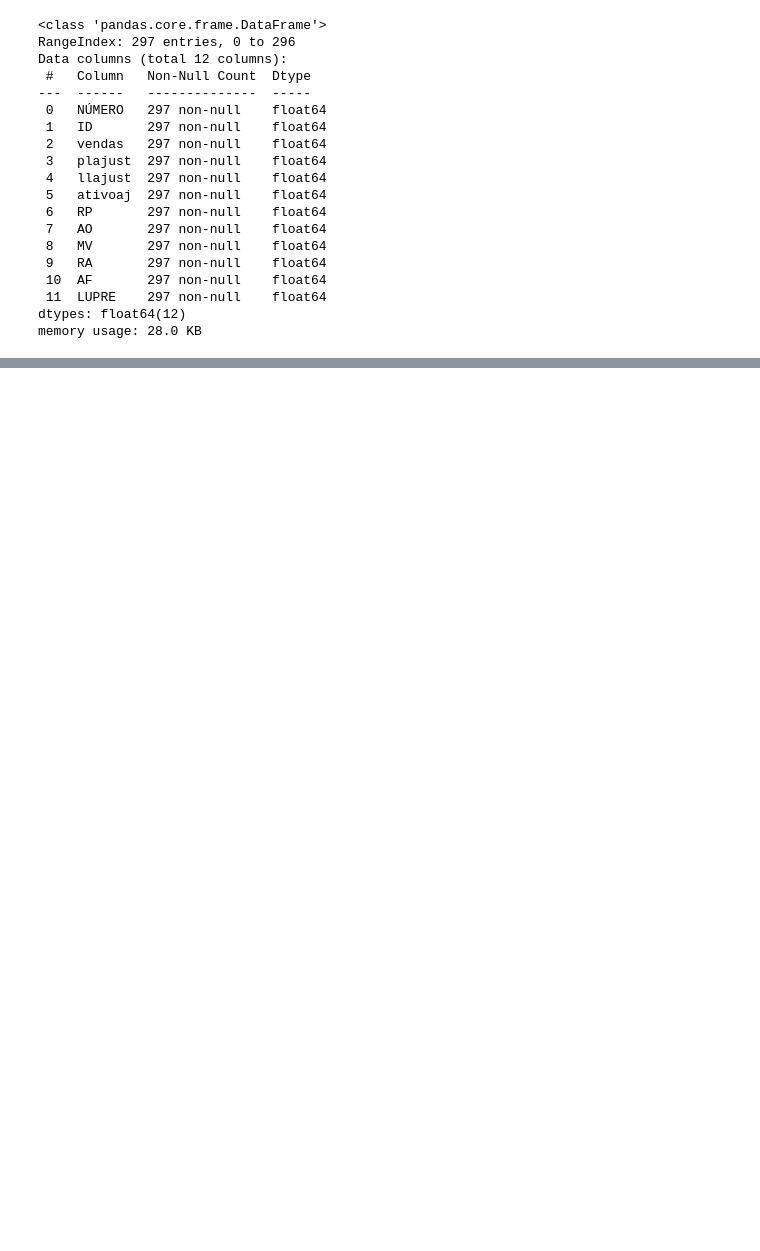
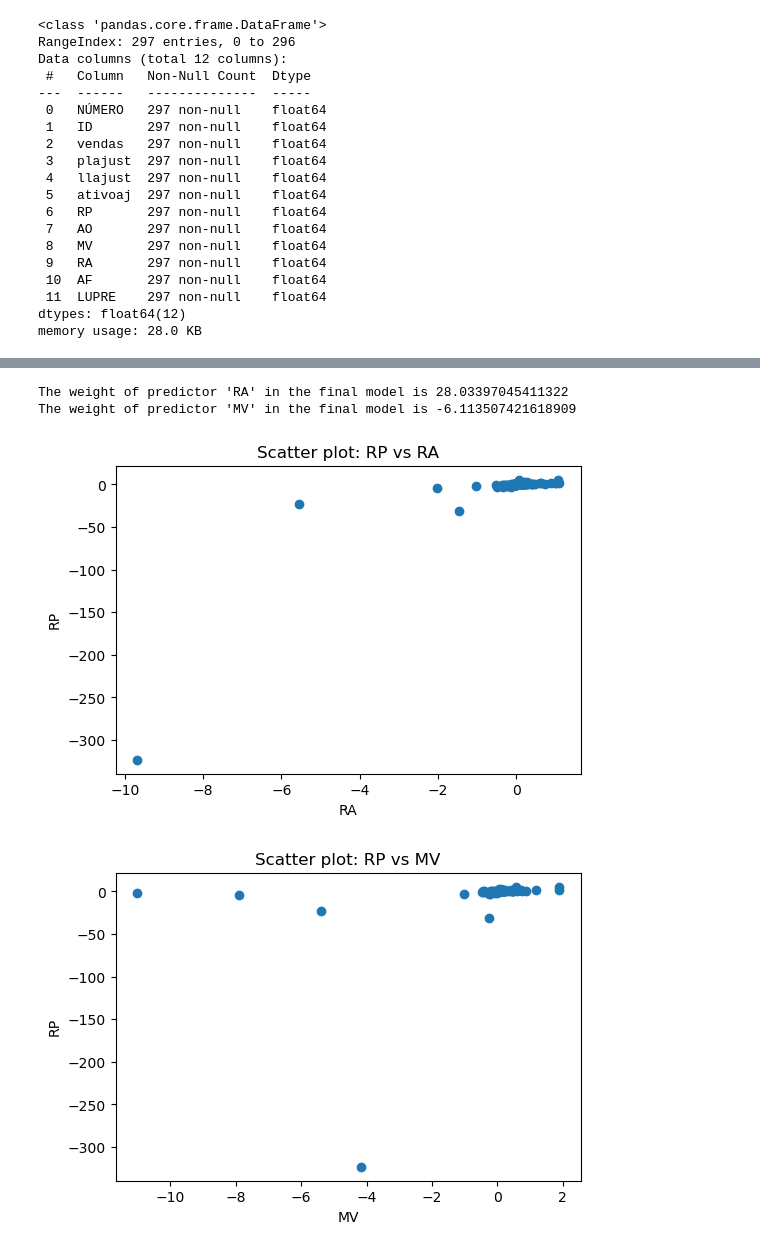
Before and after one commit to sergiourzedojunior/Regressao-linear-multipla, a Jupyter notebook: scripts/regressao_linear_multipla.ipynb, the cells around one changed output, grey strips where cells are left out. Saved outputs shown, nothing was run; the diff lists cells and outputs as text; code cells hidden in the pictures; blank space fills up the shorter version.

Commit message:
resultados

```diff
--- a/scripts/regressao_linear_multipla.ipynb
+++ b/scripts/regressao_linear_multipla.ipynb
@@ -44,0 +362,29 @@ memory usage: 28.0 KB
+# %%
+import matplotlib.pyplot as plt
+
+# Define the target variable
+target = 'RP'
+
+# Get the predictor variables from the final model
+final_predictors = result.model.exog_names[1:]  # Exclude the intercept
+
+# Get the coefficients of the predictors from the final model
+final_coefficients = result.params[1:]  # Exclude the intercept
+
+# Print the coefficients
+for predictor, coefficient in zip(final_predictors, final_coefficients):
+    print(f"The weight of predictor '{predictor}' in the final model is {coefficient}")
+
+# For each predictor in the final model, plot a scatter plot with the target variable
+for predictor in final_predictors:
+    plt.figure(figsize=(6, 4))
+    plt.scatter(df[predictor], df[target])
+    plt.xlabel(predictor)
+    plt.ylabel(target)
+    plt.title(f'Scatter plot: {target} vs {predictor}')
+    plt.show()
+# %% [output]
+The weight of predictor 'RA' in the final model is 28.03397045411322
+The weight of predictor 'MV' in the final model is -6.113507421618909
+[figure, added]
+[figure, added]
```
Also changed, not shown: parts of 17 cells of this notebook, 1 other file.
